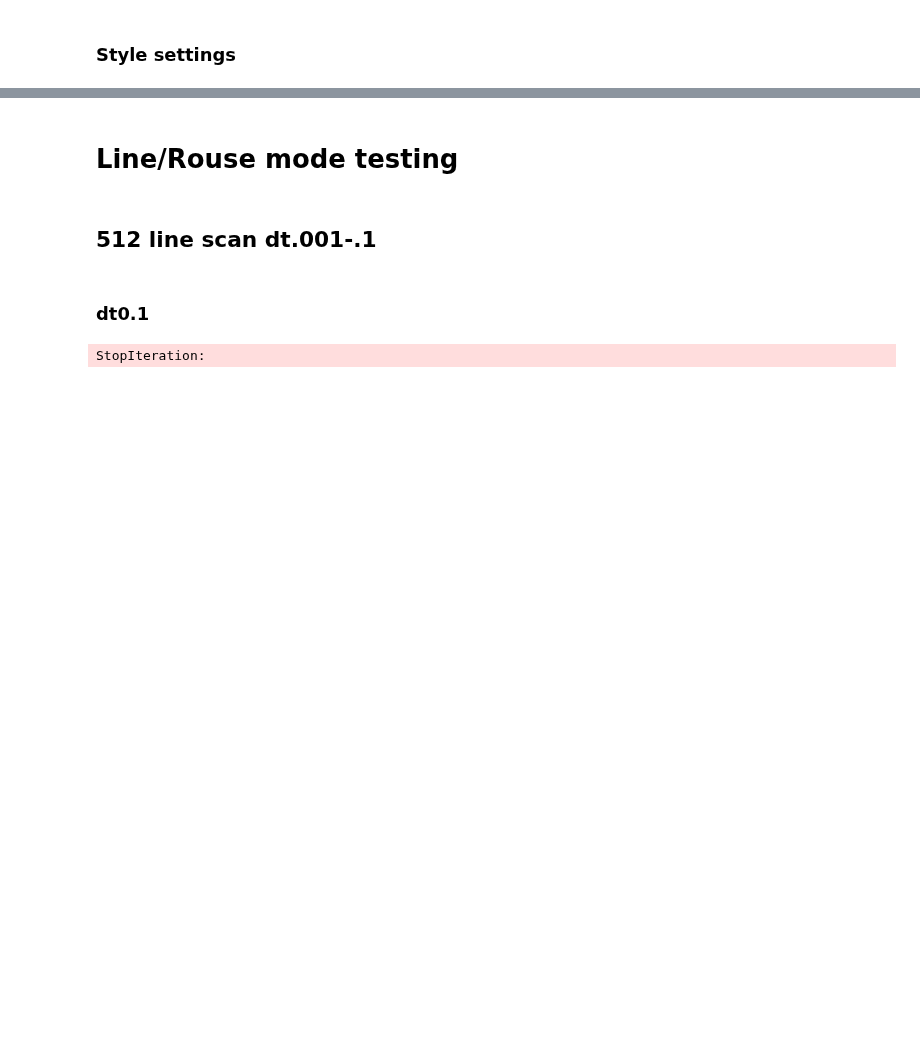
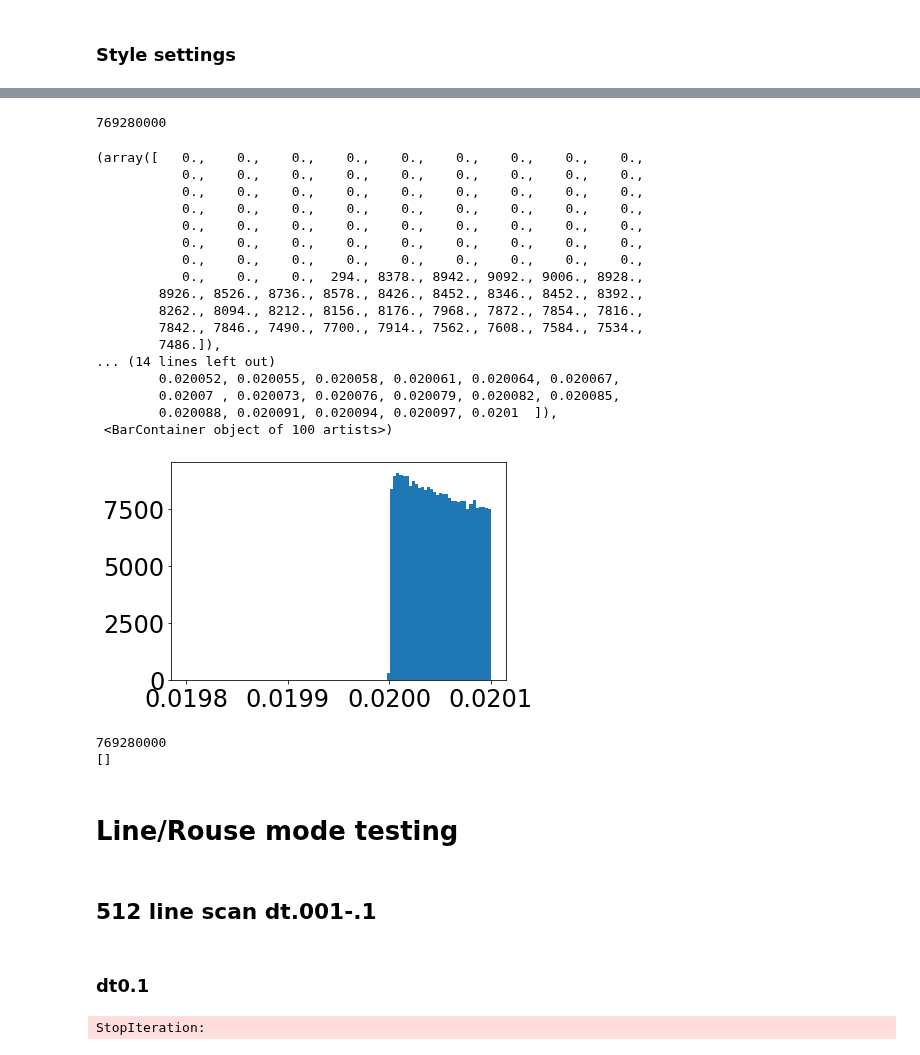
Before and after one commit to palladio11/aLENS_analysis, a Jupyter notebook: notebooks/02-Testing.ipynb, the cells around one changed output, grey strips where cells are left out. Drawn from its saved outputs; the diff is of its cells as text; code cells hidden in the pictures; blank space fills up the shorter version.

```diff
--- a/notebooks/02-Testing.ipynb
+++ b/notebooks/02-Testing.ipynb
@@ -94,3 +149,35 @@ def rsqr_val(func, x, y, popts):
+# %%
+print(len(dist_list))
+# print(dist_list)
+plt.hist(np.array(dist_list).flatten(), bins=100, range=(.0198, .0201))
+# %% [output]
+769280000
+(array([   0.,    0.,    0.,    0.,    0.,    0.,    0.,    0.,    0.,
+           0.,    0.,    0.,    0.,    0.,    0.,    0.,    0.,    0.,
+           0.,    0.,    0.,    0.,    0.,    0.,    0.,    0.,    0.,
+           0.,    0.,    0.,    0.,    0.,    0.,    0.,    0.,    0.,
+           0.,    0.,    0.,    0.,    0.,    0.,    0.,    0.,    0.,
+           0.,    0.,    0.,    0.,    0.,    0.,    0.,    0.,    0.,
+           0.,    0.,    0.,    0.,    0.,    0.,    0.,    0.,    0.,
+           0.,    0.,    0.,  294., 8378., 8942., 9092., 9006., 8928.,
+        8926., 8526., 8736., 8578., 8426., 8452., 8346., 8452., 8392.,
+        8262., 8094., 8212., 8156., 8176., 7968., 7872., 7854., 7816.,
+        7842., 7846., 7490., 7700., 7914., 7562., 7608., 7584., 7534.,
+        7486.]),
+... (14 lines left out)
+        0.020052, 0.020055, 0.020058, 0.020061, 0.020064, 0.020067,
+        0.02007 , 0.020073, 0.020076, 0.020079, 0.020082, 0.020085,
+        0.020088, 0.020091, 0.020094, 0.020097, 0.0201  ]),
+ <BarContainer object of 100 artists>)
+[figure, added]
+# %%
+print(len(dist_list))
+dist_arr = dist_arr[dist_arr < .02]
+
+print(dist_arr[dist_arr > 0.].tolist())
+# %% [output]
+769280000
+[]
 # %% [markdown]
 # Line/Rouse mode testing
 # %% [markdown]
```
Also changed, not shown: parts of 5 cells of this notebook, 10 other files.
